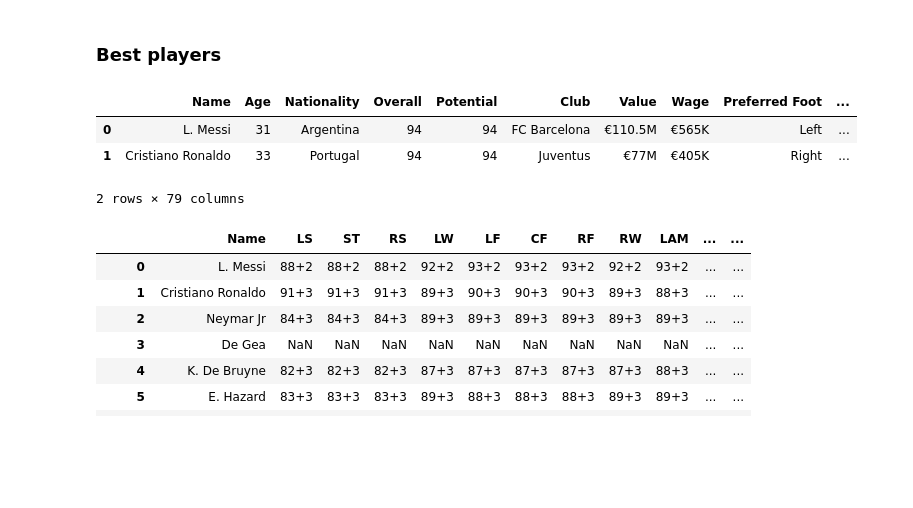
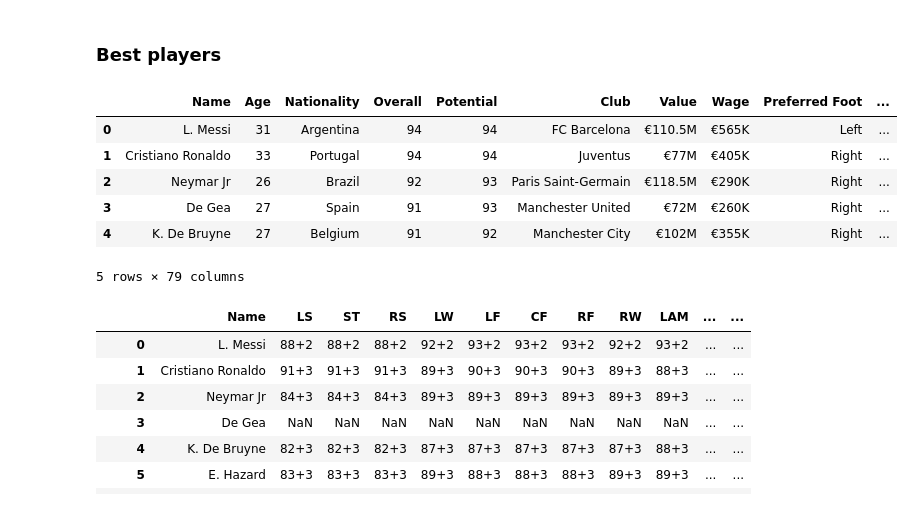
Before and after one commit to Krakkev/fifa-players-analysis, a Jupyter notebook: Fifa players analysis.ipynb, the cells around one changed output. Drawn from its saved outputs; the diff is of its cells as text; code cells hidden in the pictures; blank space fills up the shorter version.

```diff
--- a/Fifa players analysis.ipynb
+++ b/Fifa players analysis.ipynb
@@ -130,12 +119,16 @@ df
 # %% [markdown]
 ### Best players
 # %%
-df.sort_values(['Overall'], ascending=False).iloc[0:2]
+# TOP 5 Players
+df.sort_values(['Overall'], ascending=False).iloc[0:5]
 # %% [output]
 |  | Name | Age | Nationality | Overall | Potential | Club | Value | Wage | Preferred Foot | ... |
 | 0 | L. Messi | 31 | Argentina | 94 | 94 | FC Barcelona | €110.5M | €565K | Left | ... |
 | 1 | Cristiano Ronaldo | 33 | Portugal | 94 | 94 | Juventus | €77M | €405K | Right | ... |
+| 2 | Neymar Jr | 26 | Brazil | 92 | 93 | Paris Saint-Germain | €118.5M | €290K | Right | ... |
+| 3 | De Gea | 27 | Spain | 91 | 93 | Manchester United | €72M | €260K | Right | ... |
+| 4 | K. De Bruyne | 27 | Belgium | 91 | 92 | Manchester City | €102M | €355K | Right | ... |
-2 rows × 79 columns
+5 rows × 79 columns
 # %%
 df[['Name', 'LS', 'ST', 'RS', 'LW',
        'LF', 'CF', 'RF', 'RW', 'LAM', 'CAM', 'RAM', 'LM', 'LCM', 'CM', 'RCM',
```
Also changed, not shown: parts of 71 cells of this notebook, 1 other file.
